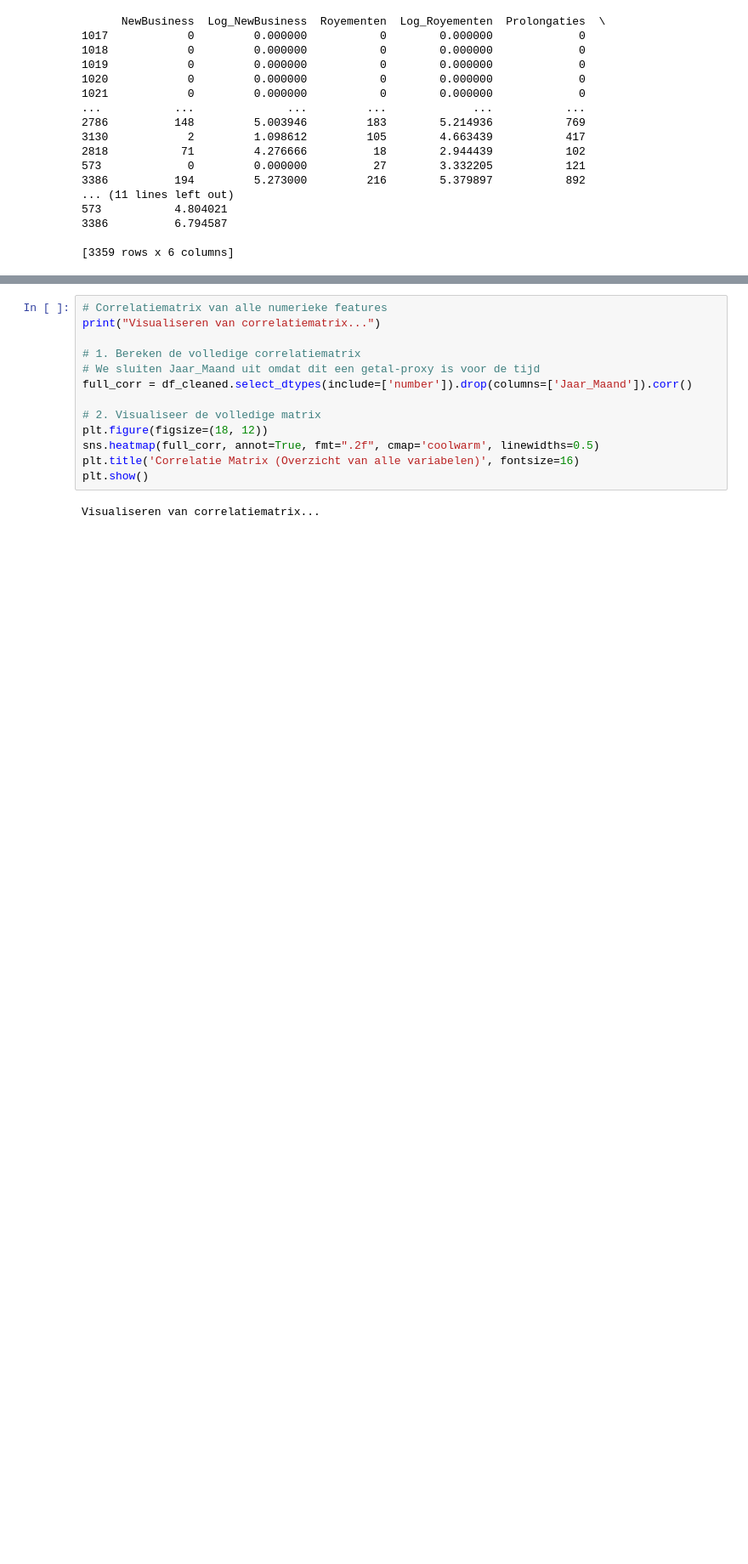
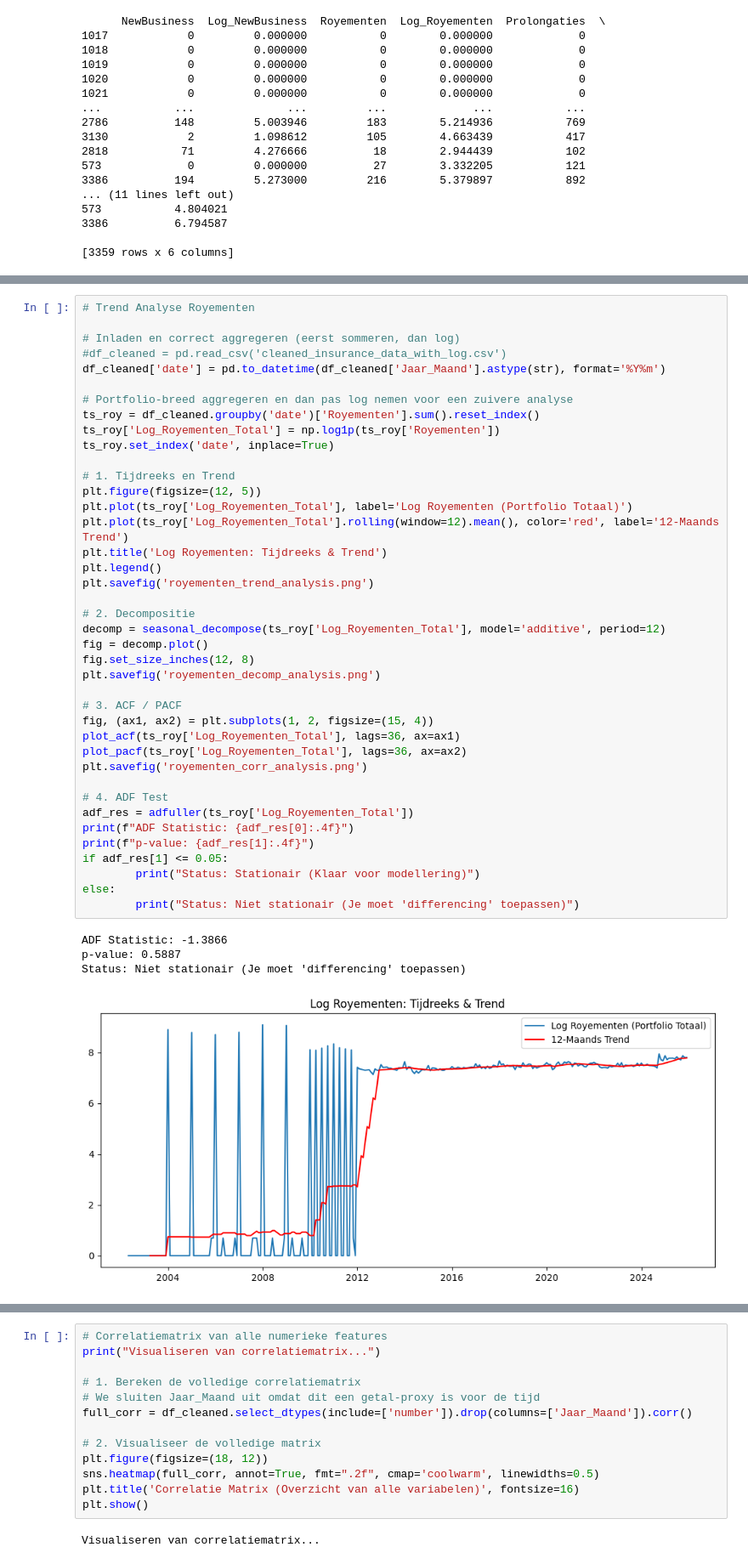
Before and after one commit to wmvanhuis/MADS-ML-Graduation_Project_Bovemij, a Jupyter notebook: notebooks/timeseries/eda timeseries v3.ipynb, the cells around one changed output, grey strips where cells are left out. Shown at 85% size. Drawn from its saved outputs; the diff is of its cells as text; blank space fills up the shorter version.

Commit message:
acf en pacf analyses

```diff
--- a/notebooks/timeseries/eda timeseries v3.ipynb
+++ b/notebooks/timeseries/eda timeseries v3.ipynb
@@ -445,0 +351,45 @@ Toepassen van differencing op Royementen en Prolongaties om stationariteit te be
+# %%
+# Trend Analyse Royementen
+
+# Inladen en correct aggregeren (eerst sommeren, dan log)
+#df_cleaned = pd.read_csv('cleaned_insurance_data_with_log.csv')
+df_cleaned['date'] = pd.to_datetime(df_cleaned['Jaar_Maand'].astype(str), format='%Y%m')
+
+# Portfolio-breed aggregeren en dan pas log nemen voor een zuivere analyse
+ts_roy = df_cleaned.groupby('date')['Royementen'].sum().reset_index()
+ts_roy['Log_Royementen_Total'] = np.log1p(ts_roy['Royementen'])
+ts_roy.set_index('date', inplace=True)
+
+# 1. Tijdreeks en Trend
+plt.figure(figsize=(12, 5))
+plt.plot(ts_roy['Log_Royementen_Total'], label='Log Royementen (Portfolio Totaal)')
+plt.plot(ts_roy['Log_Royementen_Total'].rolling(window=12).mean(), color='red', label='12-Maands Trend')
+plt.title('Log Royementen: Tijdreeks & Trend')
+plt.legend()
+plt.savefig('royementen_trend_analysis.png')
+
+# 2. Decompositie
+decomp = seasonal_decompose(ts_roy['Log_Royementen_Total'], model='additive', period=12)
+fig = decomp.plot()
+fig.set_size_inches(12, 8)
+plt.savefig('royementen_decomp_analysis.png')
+
+# 3. ACF / PACF
+fig, (ax1, ax2) = plt.subplots(1, 2, figsize=(15, 4))
+plot_acf(ts_roy['Log_Royementen_Total'], lags=36, ax=ax1)
+plot_pacf(ts_roy['Log_Royementen_Total'], lags=36, ax=ax2)
+plt.savefig('royementen_corr_analysis.png')
+
+# 4. ADF Test
+adf_res = adfuller(ts_roy['Log_Royementen_Total'])
+print(f"ADF Statistic: {adf_res[0]:.4f}")
+print(f"p-value: {adf_res[1]:.4f}")
+if adf_res[1] <= 0.05:
+        print("Status: Stationair (Klaar voor modellering)")
+else:
+        print("Status: Niet stationair (Je moet 'differencing' toepassen)")
+# %% [output]
+ADF Statistic: -1.3866
+p-value: 0.5887
+Status: Niet stationair (Je moet 'differencing' toepassen)
+[figure, added]
```
Also changed, not shown: parts of 17 cells of this notebook, 12 other files.
